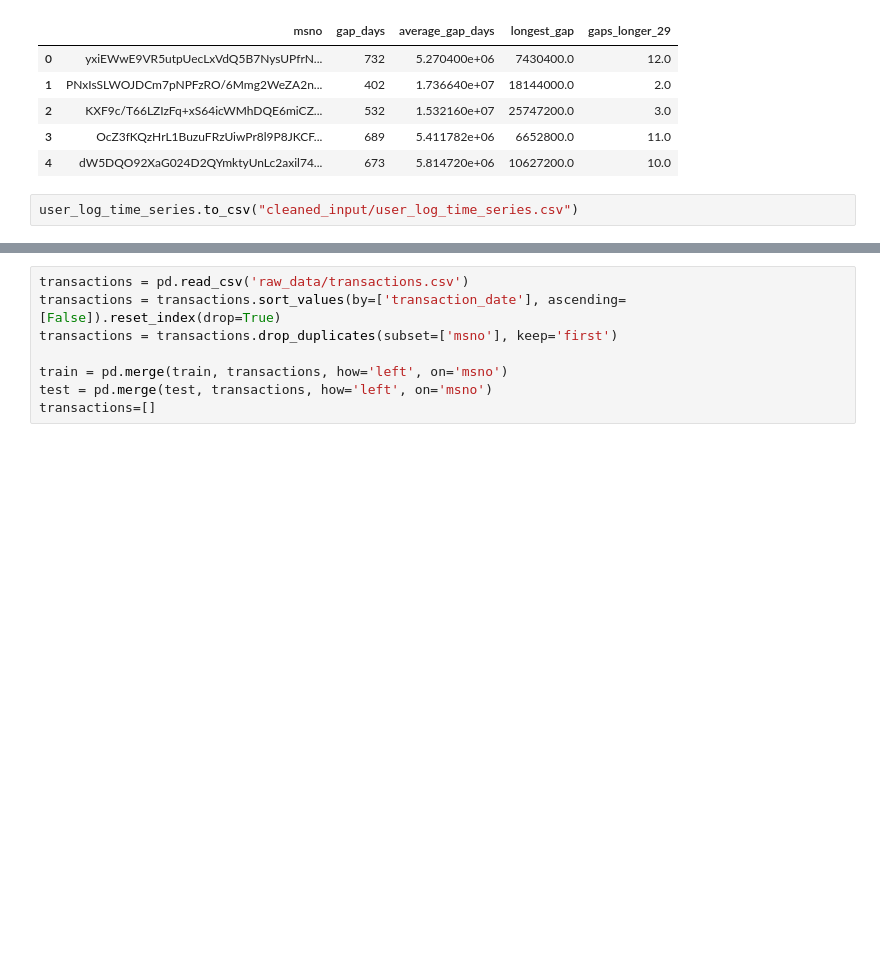
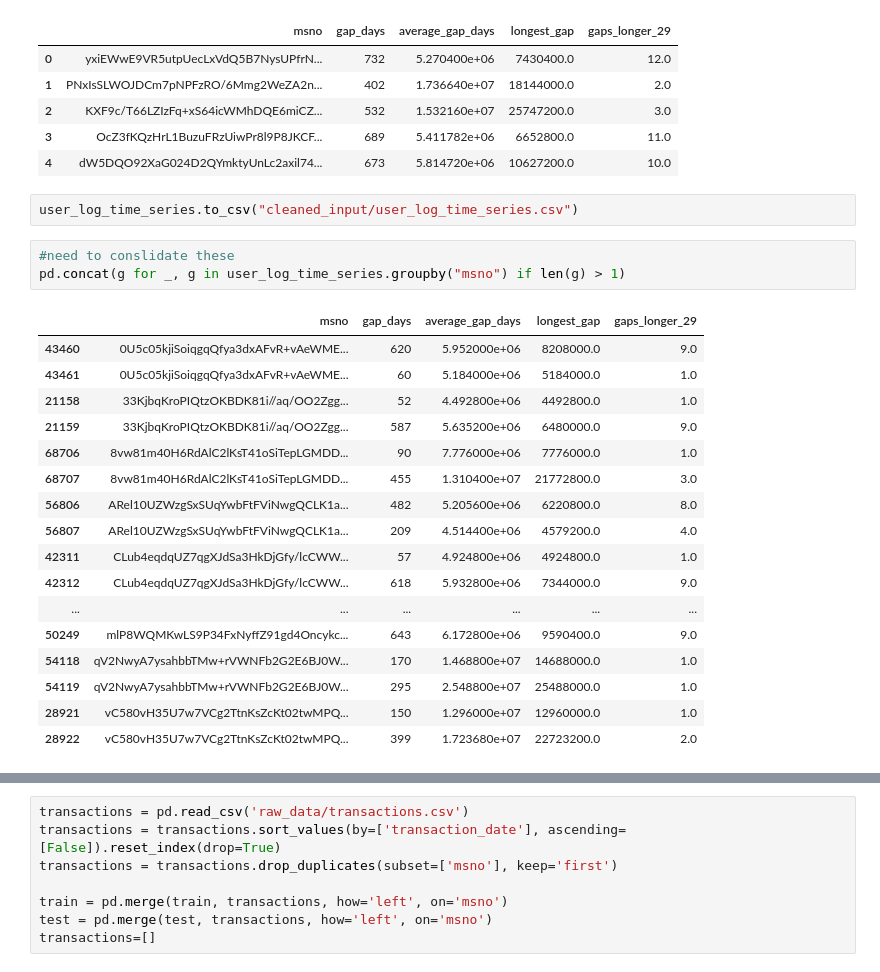
Before and after one commit to jameschartouni/Churn, a Jupyter notebook: Clean_Data.ipynb, the cells around one changed output, grey strips where cells are left out. Drawn from its saved outputs; the diff is of its cells as text; blank space fills up the shorter version.

```diff
--- a/Clean_Data.ipynb
+++ b/Clean_Data.ipynb
@@ -128,6 +108,27 @@ user_log_time_series.head()
 | 4 | dW5DQO92XaG024D2QYmktyUnLc2axil74... | 673 | 5.814720e+06 | 10627200.0 | 10.0 |
 # %%
 user_log_time_series.to_csv("cleaned_input/user_log_time_series.csv")
+# %%
+#need to conslidate these
+pd.concat(g for _, g in user_log_time_series.groupby("msno") if len(g) > 1)
+# %% [output]
+|  | msno | gap_days | average_gap_days | longest_gap | gaps_longer_29 |
+| 43460 | 0U5c05kjiSoiqgqQfya3dxAFvR+vAeWME... | 620 | 5.952000e+06 | 8208000.0 | 9.0 |
+| 43461 | 0U5c05kjiSoiqgqQfya3dxAFvR+vAeWME... | 60 | 5.184000e+06 | 5184000.0 | 1.0 |
+| 21158 | 33KjbqKroPIQtzOKBDK81i//aq/OO2Zgg... | 52 | 4.492800e+06 | 4492800.0 | 1.0 |
+| 21159 | 33KjbqKroPIQtzOKBDK81i//aq/OO2Zgg... | 587 | 5.635200e+06 | 6480000.0 | 9.0 |
+| 68706 | 8vw81m40H6RdAlC2lKsT41oSiTepLGMDD... | 90 | 7.776000e+06 | 7776000.0 | 1.0 |
+| 68707 | 8vw81m40H6RdAlC2lKsT41oSiTepLGMDD... | 455 | 1.310400e+07 | 21772800.0 | 3.0 |
+| 56806 | ARel10UZWzgSxSUqYwbFtFViNwgQCLK1a... | 482 | 5.205600e+06 | 6220800.0 | 8.0 |
+| 56807 | ARel10UZWzgSxSUqYwbFtFViNwgQCLK1a... | 209 | 4.514400e+06 | 4579200.0 | 4.0 |
+| 42311 | CLub4eqdqUZ7qgXJdSa3HkDjGfy/lcCWW... | 57 | 4.924800e+06 | 4924800.0 | 1.0 |
+| 42312 | CLub4eqdqUZ7qgXJdSa3HkDjGfy/lcCWW... | 618 | 5.932800e+06 | 7344000.0 | 9.0 |
+| ... | ... | ... | ... | ... | ... |
+| 50249 | mlP8WQMKwLS9P34FxNyffZ91gd4Oncykc... | 643 | 6.172800e+06 | 9590400.0 | 9.0 |
+| 54118 | qV2NwyA7ysahbbTMw+rVWNFb2G2E6BJ0W... | 170 | 1.468800e+07 | 14688000.0 | 1.0 |
+| 54119 | qV2NwyA7ysahbbTMw+rVWNFb2G2E6BJ0W... | 295 | 2.548800e+07 | 25488000.0 | 1.0 |
+| 28921 | vC580vH35U7w7VCg2TtnKsZcKt02twMPQ... | 150 | 1.296000e+07 | 12960000.0 | 1.0 |
+| 28922 | vC580vH35U7w7VCg2TtnKsZcKt02twMPQ... | 399 | 1.723680e+07 | 22723200.0 | 2.0 |
 # %%
 print(train.shape)
 print(user_logs.shape)
```
Also changed, not shown: parts of 11 cells of this notebook, 2 other files.
